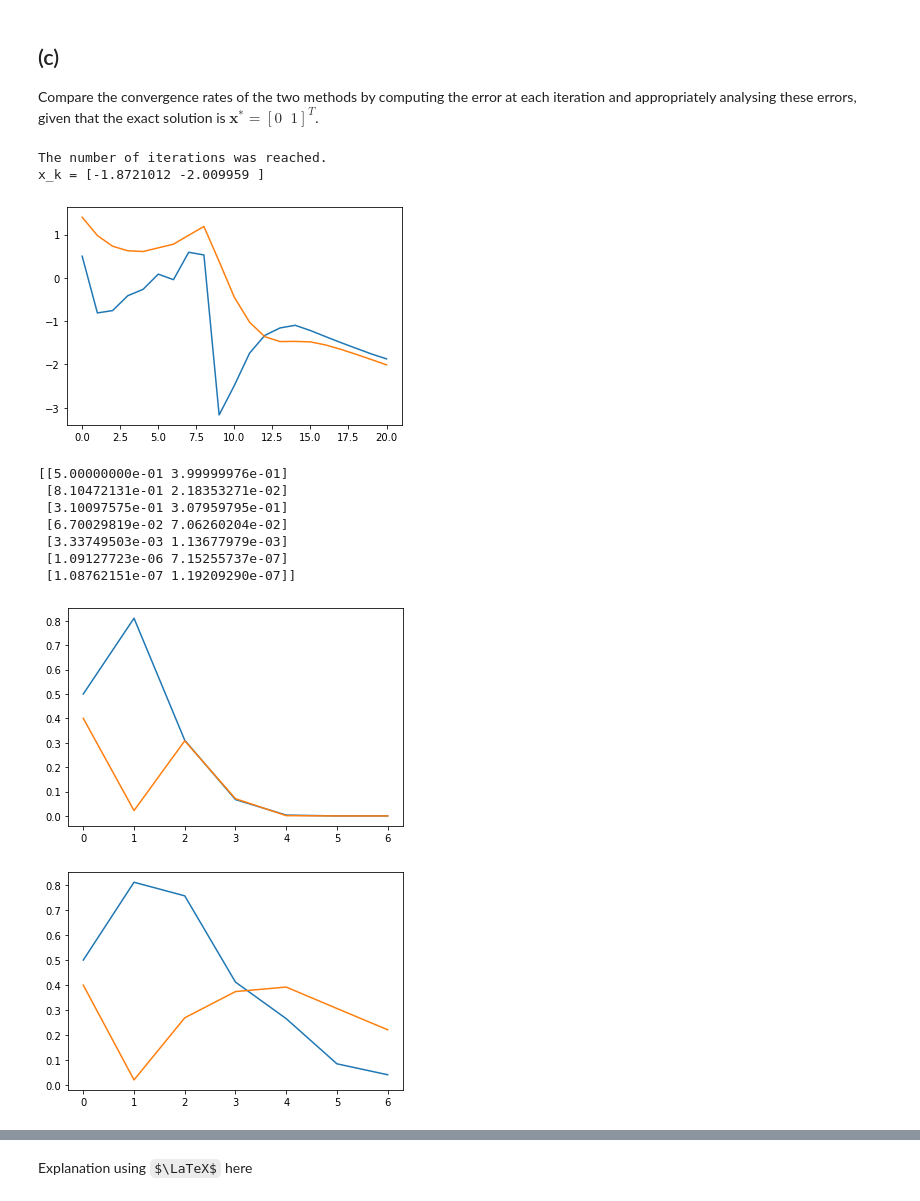
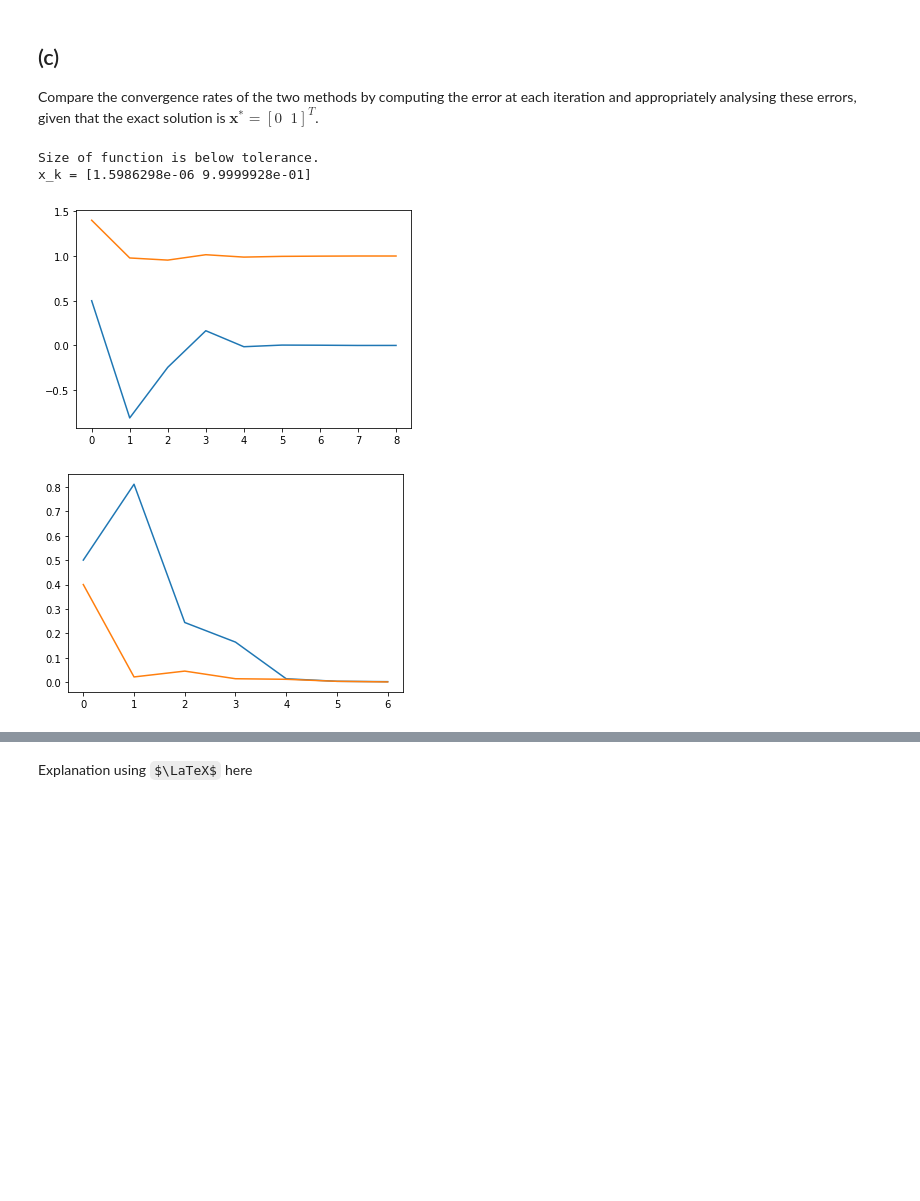
Before and after one commit to JaccovanWijk/NAHomework, a Jupyter notebook: Homework 4/Jacco.ipynb, the cells around one changed output, grey strips where cells are left out. Drawn from its saved outputs; the diff is of its cells as text; code cells hidden in the pictures; some formulas as TeX source; blank space fills up the shorter version.

```diff
--- a/Homework 4/Jacco.ipynb
+++ b/Homework 4/Jacco.ipynb
@@ -128,7 +128,8 @@ def Newton(fun, x, iterations, *args):
   x_ks = [x]
   Df = jacfwd(fun)
   for i in range(iterations):
-    x_ks.append(x_ks[-1] + la.solve(Df(x_ks[-1], *args), -fun(x_ks[-1], *args)))
+    B_k = la.solve(Df(x_ks[-1], *args), -fun(x_ks[-1], *args))
+    x_ks.append(x_ks[-1] + B_k)
 
     # Check the length of f(x_{k-1})
     if la.norm(fun(x_ks[-1], *args)) < 0.000001:
@@ -224,21 +225,24 @@ def Broyden(fun,x0,iterations):
   B_ks = [b0(x_ks[-1])]
   for k in range(iterations):
     sk = la.solve(B_ks[-1], -fun(x_ks[-1]))
-    x_ks.append(x_ks[-1] + sk)
-    y_ks.append(fun(x_ks[-1]) -fun(x_ks[-2]))
-    B_ks.append(B_ks[-1] + (((y_ks[-1] - B_ks[-1].dot(sk)).dot(sk.T)) / (sk.T.dot(sk))))
+    x_k = x_ks[-1] + sk
+    y_k = fun(x_k) - fun(x_ks[-1])
+    B_k = B_ks[-1] + (np.outer((y_k - B_ks[-1].dot(sk)),(sk.T)) / (sk.T.dot(sk)))
 
     # Check the length of f(x_{k-1})
-    if la.norm(fun(x_ks[-1])) < 0.000001:
+    if la.norm(fun(x_k)) < 0.000001:
       print("Size of function is below tolerance.")
       break
 
     # How to calculate difference between vectors?
     # Checks the difference in all positions seperately
-    x_difference = np.abs(x_ks[-1] - x_ks[-2])
+    x_difference = np.abs(x_k - x_ks[-1])
     if [diff for diff in x_difference if diff < 0.000001]:
       print("The difference in two subsequent iterations is below tolerance.")
       break
+
+    B_ks.append(B_k)
+    x_ks.append(x_k)
 
   if len(x_ks) == iterations + 1:
     print("The number of iterations was reached.")
@@ -251,34 +255,26 @@ Compare the convergence rates of the two methods by computing the error at each
 # %%
 x = jnp.array([.5,1.4])
 broyden = Broyden(fun3,x,20)
 plt.plot(broyden)
 plt.show()
 
 difference_newton = np.zeros((len(newton), 2))
 difference_broyden = np.zeros((len(newton), 2))
 x_star = [0,1]
 for i in range(len(newton)):
   for j in range(len(newton[i])):
     difference_newton[i][j] = np.abs(newton[i][j] - x_star[j])
     difference_broyden[i][j] = np.abs(broyden[i][j] - x_star[j])
-print(difference_newton)
-plt.plot(difference_newton)
-plt.show()
+# print(difference_newton)
+# plt.plot(difference_newton)
+# plt.show()
 plt.plot(difference_broyden)
 plt.show()
-plt.plot(difference_newton - difference_broyden)
-# plt.yscale("symlog")
-plt.show()
+# plt.plot(difference_newton - difference_broyden)
+# # plt.yscale("symlog")
+# plt.show()
 # %% [output]
-The number of iterations was reached.
-x_k = [-1.8721012 -2.009959 ]
+Size of function is below tolerance.
+x_k = [1.5986298e-06 9.9999928e-01]
-[figure, old version]
+[figure, new version]
-[[5.00000000e-01 3.99999976e-01]
- [8.10472131e-01 2.18353271e-02]
- [3.10097575e-01 3.07959795e-01]
- [6.70029819e-02 7.06260204e-02]
- [3.33749503e-03 1.13677979e-03]
- [1.09127723e-06 7.15255737e-07]
- [1.08762151e-07 1.19209290e-07]]
-[figure, old version]
+[figure, new version]
-[figure, removed]
```
Also changed, not shown: parts of 1 cell of this notebook.
